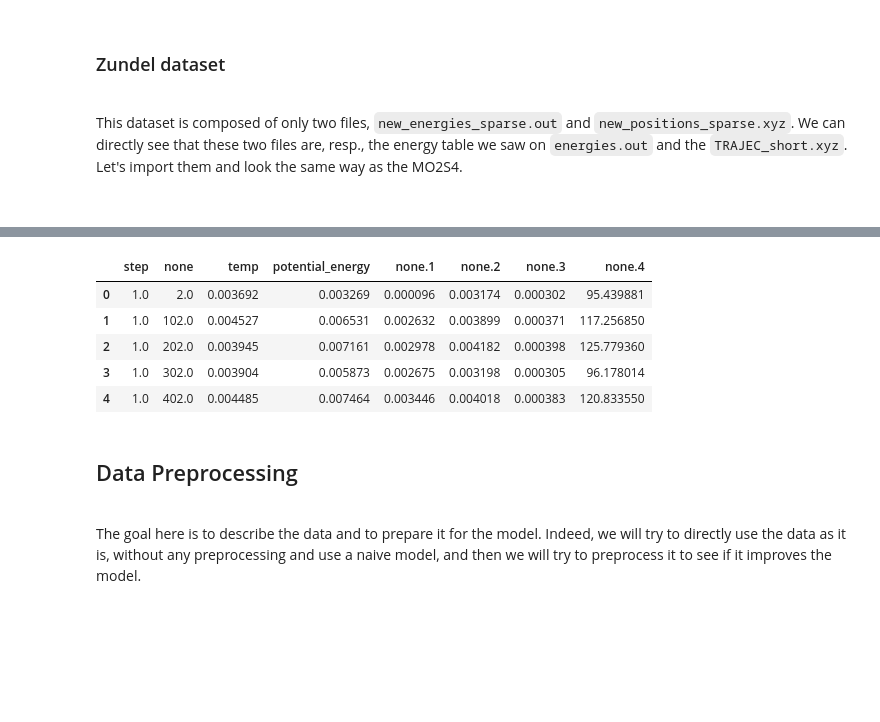
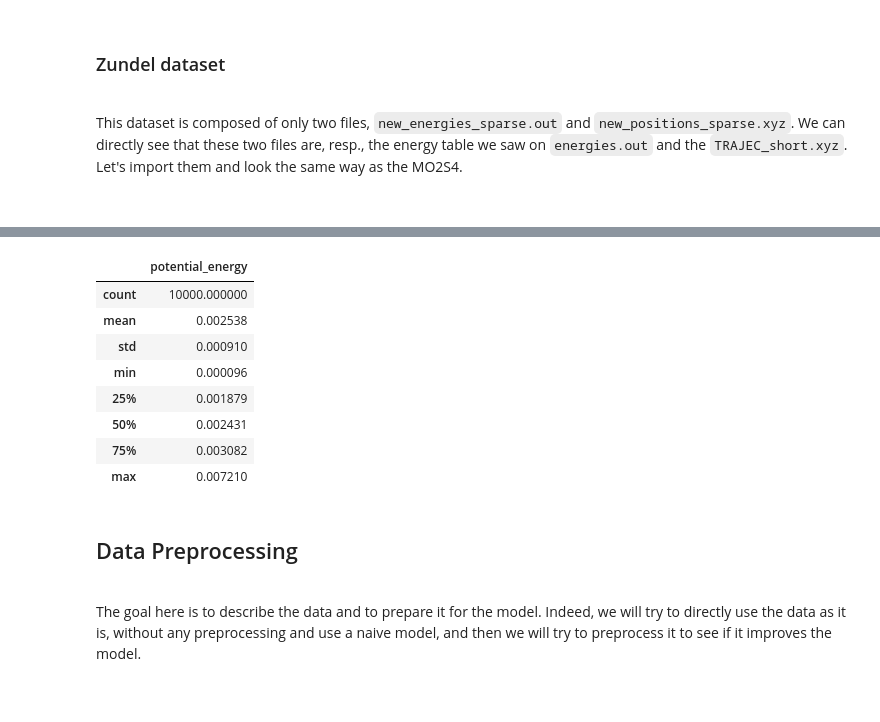
Before and after one commit to lucasboistay/molecular_dynamics, a Jupyter notebook: main.ipynb, the cells around one changed output, grey strips where cells are left out. Drawn from its saved outputs; the diff is of its cells as text; code cells hidden in the pictures; blank space fills up the shorter version.

```diff
--- a/main.ipynb
+++ b/main.ipynb
@@ -245,16 +244,20 @@ We see that ...
 
 Now let's check the table of energies:
 # %%
-zundel_potential_energy = pd.read_csv('data/zundel_ions/new_energies_sparse.out', delim_whitespace=True, header=None)
-zundel_potential_energy.columns = ['step','none','temp','potential_energy','none.1','none.2','none.3','none.4']
+# uniquement prendre la 5ème colonne
+zundel_potential_energy = pd.read_csv('data/zundel_ions/new_energies_sparse.out', delim_whitespace=True, header=None, usecols=[4], names=['potential_energy'])
 zundel_potential_energy.head()
+zundel_potential_energy.describe()
 # %% [output]
-|  | step | none | temp | potential_energy | none.1 | none.2 | none.3 | none.4 |
-| 0 | 1.0 | 2.0 | 0.003692 | 0.003269 | 0.000096 | 0.003174 | 0.000302 | 95.439881 |
-| 1 | 1.0 | 102.0 | 0.004527 | 0.006531 | 0.002632 | 0.003899 | 0.000371 | 117.256850 |
-| 2 | 1.0 | 202.0 | 0.003945 | 0.007161 | 0.002978 | 0.004182 | 0.000398 | 125.779360 |
-| 3 | 1.0 | 302.0 | 0.003904 | 0.005873 | 0.002675 | 0.003198 | 0.000305 | 96.178014 |
-| 4 | 1.0 | 402.0 | 0.004485 | 0.007464 | 0.003446 | 0.004018 | 0.000383 | 120.833550 |
+|  | potential_energy |
+| count | 10000.000000 |
+| mean | 0.002538 |
+| std | 0.000910 |
+| min | 0.000096 |
+| 25% | 0.001879 |
+| 50% | 0.002431 |
+| 75% | 0.003082 |
+| max | 0.007210 |
 # %% [markdown]
 ## Data Preprocessing <a class="anchor" id="data-preprocessing"></a>
 
```
Also changed, not shown: parts of 17 cells of this notebook.
